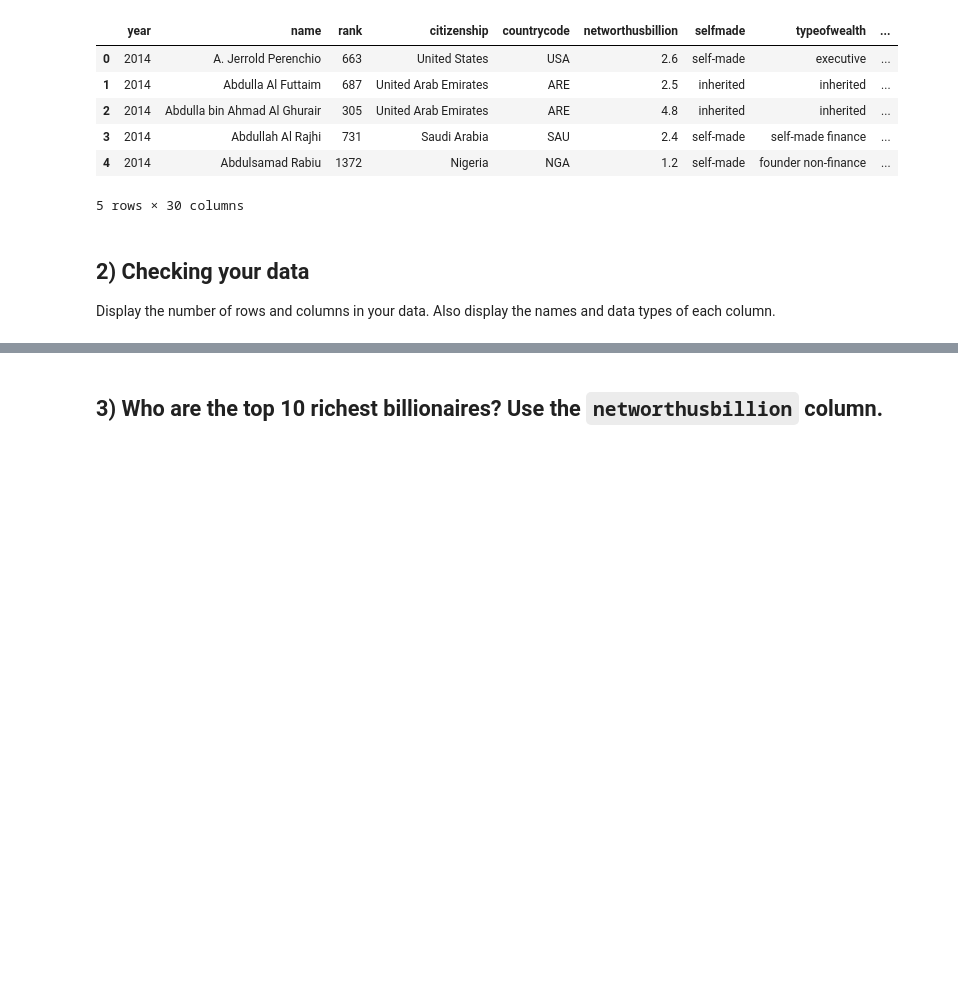
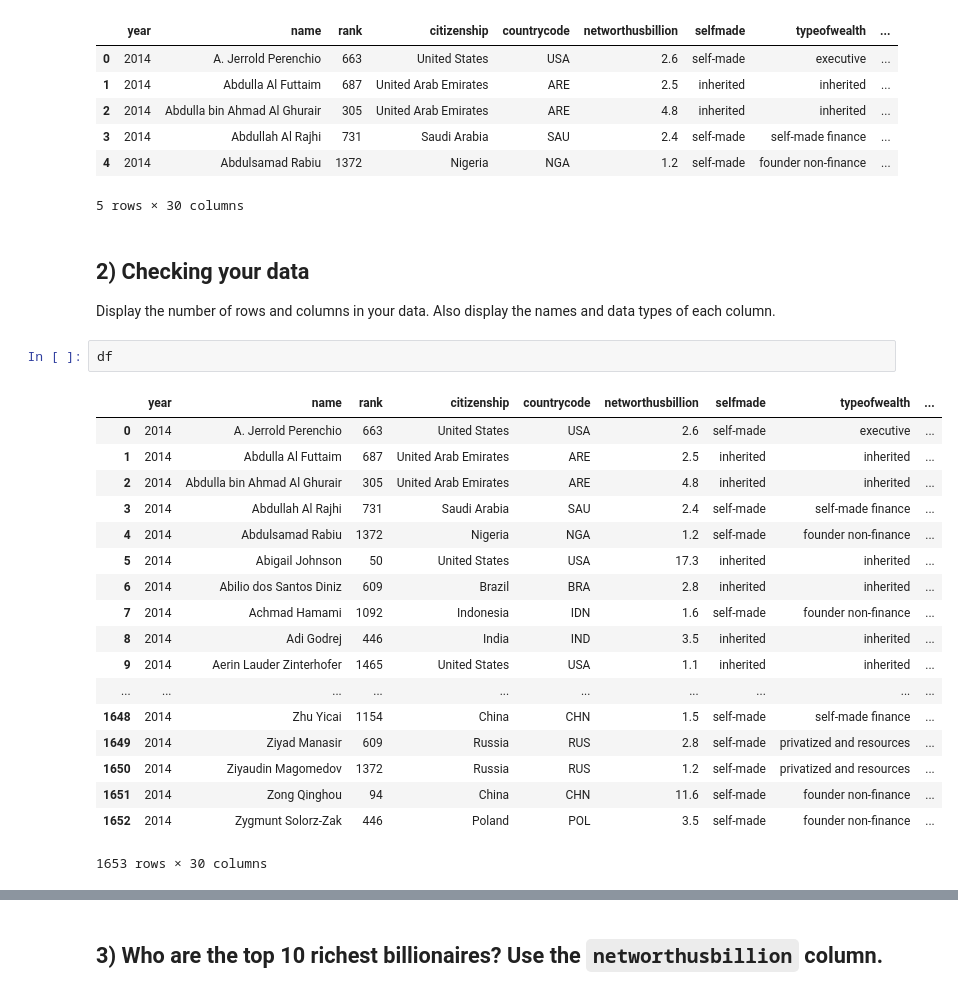
Before and after one commit to christiano2301/foundations, a Jupyter notebook: 05 - pandas (billionaires).ipynb, the cells around one changed output, grey strips where cells are left out. Saved outputs shown, nothing was run; the diff lists cells and outputs as text; blank space fills up the shorter version.

```diff
--- a/05 - pandas (billionaires).ipynb
+++ b/05 - pandas (billionaires).ipynb
@@ -39,3 +28,24 @@ df.head()
 ## 2) Checking your data
 
 Display the number of rows and columns in your data. Also display the names and data types of each column.
+# %%
+df
+# %% [output]
+|  | year | name | rank | citizenship | countrycode | networthusbillion | selfmade | typeofwealth | ... |
+| 0 | 2014 | A. Jerrold Perenchio | 663 | United States | USA | 2.6 | self-made | executive | ... |
+| 1 | 2014 | Abdulla Al Futtaim | 687 | United Arab Emirates | ARE | 2.5 | inherited | inherited | ... |
+| 2 | 2014 | Abdulla bin Ahmad Al Ghurair | 305 | United Arab Emirates | ARE | 4.8 | inherited | inherited | ... |
+| 3 | 2014 | Abdullah Al Rajhi | 731 | Saudi Arabia | SAU | 2.4 | self-made | self-made finance | ... |
+| 4 | 2014 | Abdulsamad Rabiu | 1372 | Nigeria | NGA | 1.2 | self-made | founder non-finance | ... |
+| 5 | 2014 | Abigail Johnson | 50 | United States | USA | 17.3 | inherited | inherited | ... |
+| 6 | 2014 | Abilio dos Santos Diniz | 609 | Brazil | BRA | 2.8 | inherited | inherited | ... |
+| 7 | 2014 | Achmad Hamami | 1092 | Indonesia | IDN | 1.6 | self-made | founder non-finance | ... |
+| 8 | 2014 | Adi Godrej | 446 | India | IND | 3.5 | inherited | inherited | ... |
+| 9 | 2014 | Aerin Lauder Zinterhofer | 1465 | United States | USA | 1.1 | inherited | inherited | ... |
+| ... | ... | ... | ... | ... | ... | ... | ... | ... | ... |
+| 1648 | 2014 | Zhu Yicai | 1154 | China | CHN | 1.5 | self-made | self-made finance | ... |
+| 1649 | 2014 | Ziyad Manasir | 609 | Russia | RUS | 2.8 | self-made | privatized and resources | ... |
+| 1650 | 2014 | Ziyaudin Magomedov | 1372 | Russia | RUS | 1.2 | self-made | privatized and resources | ... |
+| 1651 | 2014 | Zong Qinghou | 94 | China | CHN | 11.6 | self-made | founder non-finance | ... |
+| 1652 | 2014 | Zygmunt Solorz-Zak | 446 | Poland | POL | 3.5 | self-made | founder non-finance | ... |
+1653 rows × 30 columns
```
Also changed, not shown: parts of 19 cells of this notebook.
